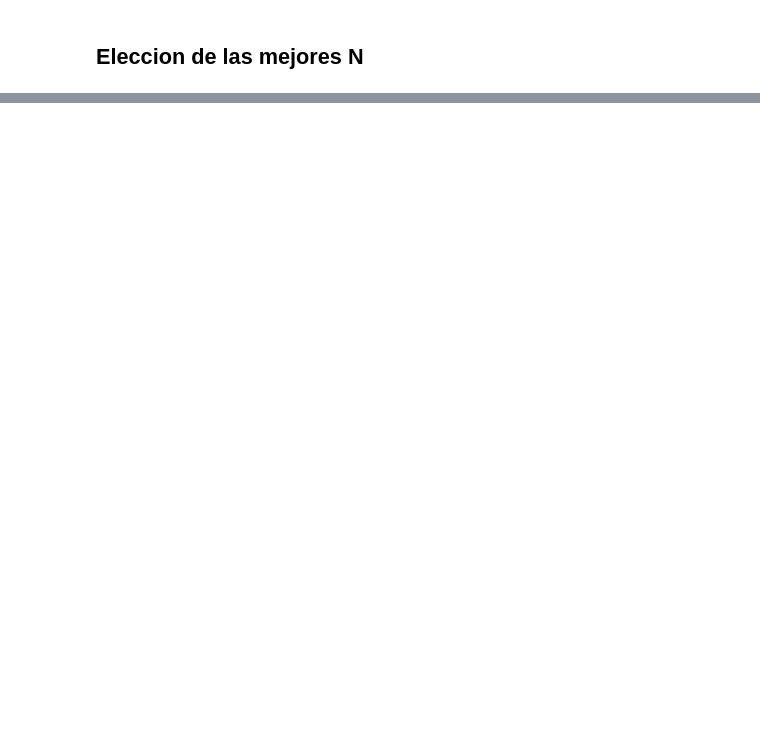
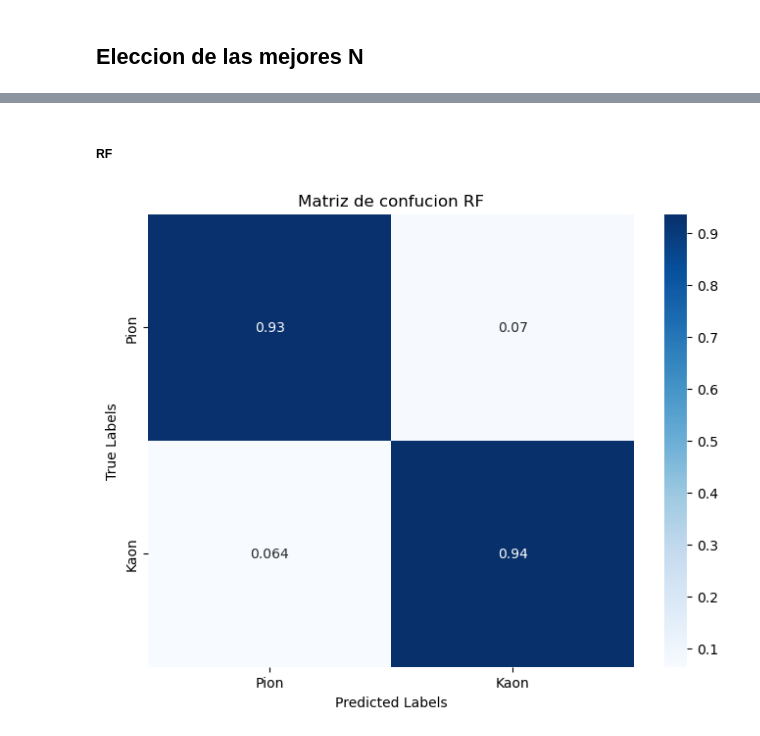
Before and after one commit to ruben-niwe/TFG, a Jupyter notebook: codigos/modelosML.ipynb, the cells around one changed output, grey strips where cells are left out. Drawn from its saved outputs; the diff is of its cells as text; code cells hidden in the pictures; blank space fills up the shorter version.

```diff
--- a/codigos/modelosML.ipynb
+++ b/codigos/modelosML.ipynb
@@ -583,0 +617,12 @@ El mejor N de LGBM es: 720 hits por eventos
+# %% [markdown]
+##### RF
+# %%
+RF = RandomForestClassifier(n_estimators=50, criterion='gini', max_depth=None, max_features='sqrt', random_state=42)
+x_train, y_train = filtrado_datos(df_train, N_RF)
+x_valid, y_valid = filtrado_datos(df_valid, N_RF)
+RF.fit(x_train, y_train)
+y_predict = RF.predict(x_valid)
+matriz_rf = confusion_matrix(y_valid, y_predict)
+plot_matriz_confusion_normalizada(matriz_rf, nombre_modelo='RF')
+# %% [output]
+[figure, added]
```
Also changed, not shown: parts of 24 cells of this notebook, 2 other files.
